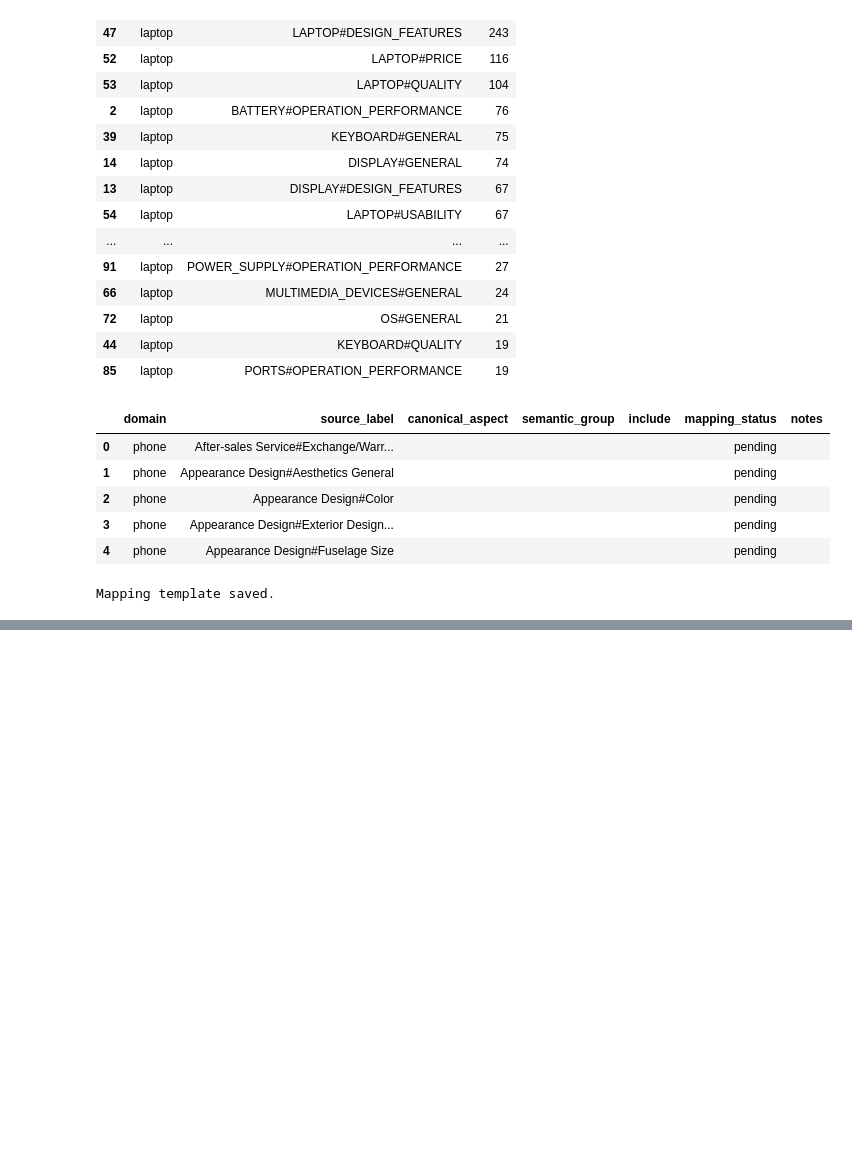
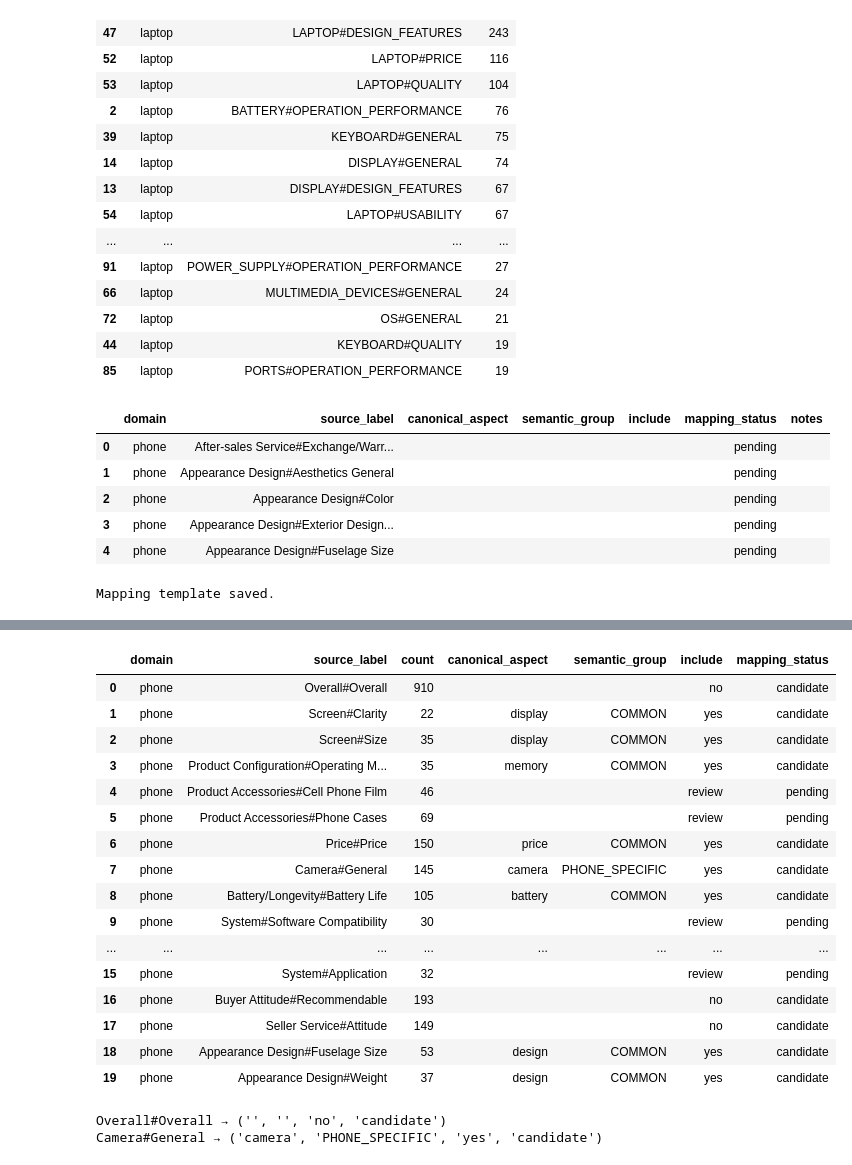
Before and after one commit to IsharaSaranga/J26-DS-349, a Jupyter notebook: component_1/notebooks/01_dataset_inspection.ipynb, the cells around one changed output, grey strips where cells are left out. Cells and saved outputs as stored; diff of their text form; code cells hidden in the pictures; blank space fills up the shorter version.

```diff
--- a/component_1/notebooks/01_dataset_inspection.ipynb
+++ b/component_1/notebooks/01_dataset_inspection.ipynb
@@ -574,0 +1001,59 @@ Mapping template saved.
+# %%
+mapped_values = mapping_df.apply(
+    lambda row: candidate_taxonomy_mapping(
+        row["domain"],
+        row["source_label"]
+    ),
+    axis=1
+)
+
+mapping_df[
+    [
+        "canonical_aspect",
+        "semantic_group",
+        "include",
+        "mapping_status"
+    ]
+] = pd.DataFrame(
+    mapped_values.tolist(),
+    index=mapping_df.index
+)
+
+mapping_df.head(20)
+# %% [output]
+|  | domain | source_label | count | canonical_aspect | semantic_group | include | mapping_status |
+| 0 | phone | Overall#Overall | 910 |  |  | no | candidate |
+| 1 | phone | Screen#Clarity | 22 | display | COMMON | yes | candidate |
+| 2 | phone | Screen#Size | 35 | display | COMMON | yes | candidate |
+| 3 | phone | Product Configuration#Operating M... | 35 | memory | COMMON | yes | candidate |
+| 4 | phone | Product Accessories#Cell Phone Film | 46 |  |  | review | pending |
+| 5 | phone | Product Accessories#Phone Cases | 69 |  |  | review | pending |
+| 6 | phone | Price#Price | 150 | price | COMMON | yes | candidate |
+| 7 | phone | Camera#General | 145 | camera | PHONE_SPECIFIC | yes | candidate |
+| 8 | phone | Battery/Longevity#Battery Life | 105 | battery | COMMON | yes | candidate |
+| 9 | phone | System#Software Compatibility | 30 |  |  | review | pending |
+| ... | ... | ... | ... | ... | ... | ... | ... |
+| 15 | phone | System#Application | 32 |  |  | review | pending |
+| 16 | phone | Buyer Attitude#Recommendable | 193 |  |  | no | candidate |
+| 17 | phone | Seller Service#Attitude | 149 |  |  | no | candidate |
+| 18 | phone | Appearance Design#Fuselage Size | 53 | design | COMMON | yes | candidate |
+| 19 | phone | Appearance Design#Weight | 37 | design | COMMON | yes | candidate |
+# %%
+print(
+    "Overall#Overall →",
+    candidate_taxonomy_mapping(
+        "phone",
+        "Overall#Overall"
+    )
+)
+
+print(
+    "Camera#General →",
+    candidate_taxonomy_mapping(
+        "phone",
+        "Camera#General"
+    )
+)
+# %% [output]
+Overall#Overall → ('', '', 'no', 'candidate')
+Camera#General → ('camera', 'PHONE_SPECIFIC', 'yes', 'candidate')
```
Also changed, not shown: parts of 16 cells of this notebook, 6 other files.
